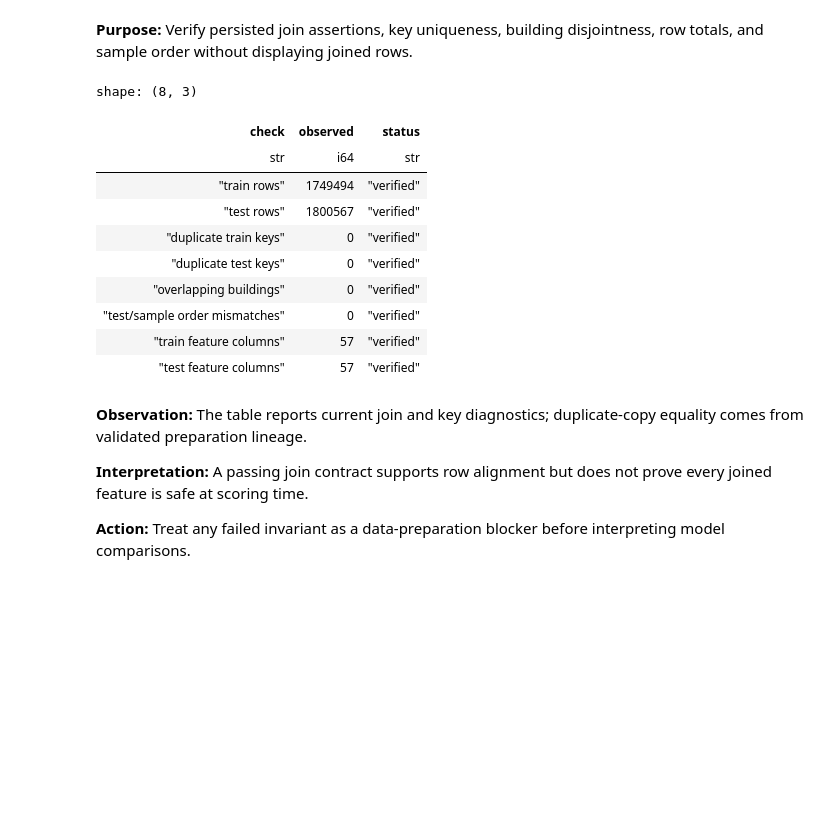
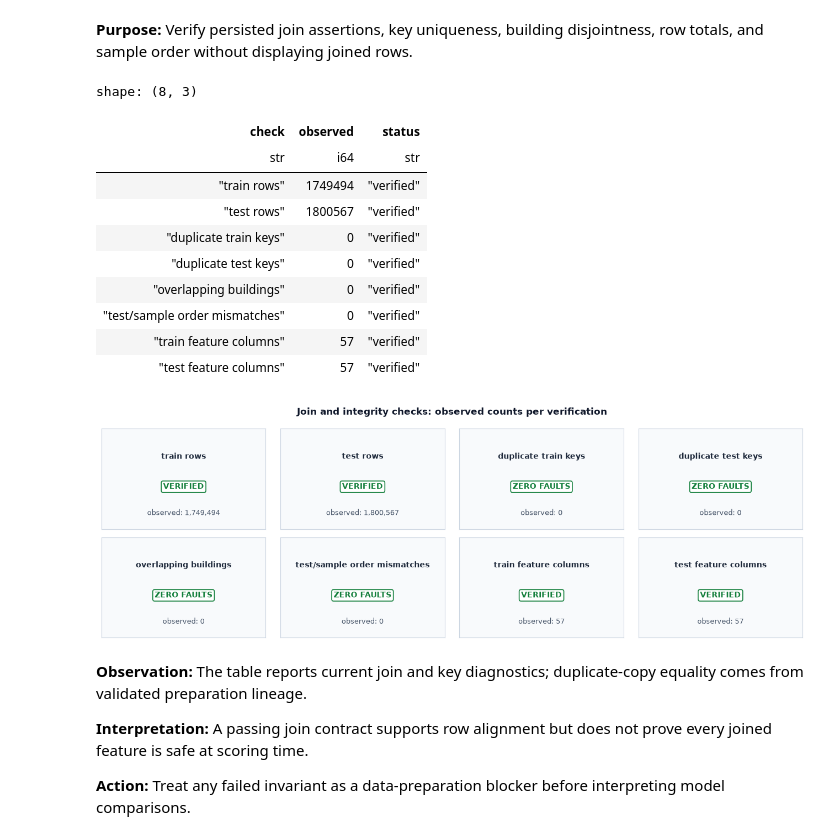
Before and after one commit to furkan-uzmez/Kaggle_Large-scale_Energy_Anomaly_Detection, a Jupyter notebook: notebooks/01_data_understanding.ipynb, the cells around one changed output. Drawn from its saved outputs; the diff is of its cells as text; code cells hidden in the pictures; blank space fills up the shorter version.

```diff
--- a/notebooks/01_data_understanding.ipynb
+++ b/notebooks/01_data_understanding.ipynb
@@ -110,33 +140,41 @@ sample_order = raw_tables['sample_submission'].select('row_id').with_row_index('
 order_mismatches = int(test_order.join(sample_order, on='_position', suffix='_sample')
     .filter(pl.col('row_id') != pl.col('row_id_sample'))
     .select(pl.len()).collect(engine='streaming').item())
 if train_duplicate_keys or test_duplicate_keys or building_overlap or order_mismatches:
     raise ValueError('Current prepared joins violate a key, building, or ordering invariant')
 if 'anomaly' not in train_schema or 'anomaly' in test_schema:
     raise ValueError('Target must be present in training and absent from test')
 join_audit = pl.DataFrame([
     {'check': 'train rows', 'observed': train_rows, 'status': 'verified'},
     {'check': 'test rows', 'observed': test_rows, 'status': 'verified'},
     {'check': 'duplicate train keys', 'observed': train_duplicate_keys, 'status': 'verified'},
     {'check': 'duplicate test keys', 'observed': test_duplicate_keys, 'status': 'verified'},
     {'check': 'overlapping buildings', 'observed': building_overlap, 'status': 'verified'},
     {'check': 'test/sample order mismatches', 'observed': order_mismatches, 'status': 'verified'},
     {'check': 'train feature columns', 'observed': len(train_schema), 'status': 'verified'},
     {'check': 'test feature columns', 'observed': len(test_schema), 'status': 'verified'}
 ])
 display(join_audit)
+
+show_figure(render_integrity_tiles(
+    [{'header': row['check'],
+      'status': 'ZERO FAULTS' if row['observed'] == 0 else 'VERIFIED',
+      'meta': f"observed: {row['observed']:,}"}
+     for row in join_audit.to_dicts()],
+    'Join and integrity checks: observed counts per verification'))
 # %% [output]
 shape: (8, 3)
 | check | observed | status |
 | str | i64 | str |
 | "train rows" | 1749494 | "verified" |
 | "test rows" | 1800567 | "verified" |
 | "duplicate train keys" | 0 | "verified" |
 | "duplicate test keys" | 0 | "verified" |
 | "overlapping buildings" | 0 | "verified" |
 | "test/sample order mismatches" | 0 | "verified" |
 | "train feature columns" | 57 | "verified" |
 | "test feature columns" | 57 | "verified" |
+[figure, added]
 # %% [markdown]
 **Observation:** The table reports current join and key diagnostics; duplicate-copy equality comes from validated preparation lineage.
 
```
Also changed, not shown: parts of 19 cells of this notebook, 4 other files.
